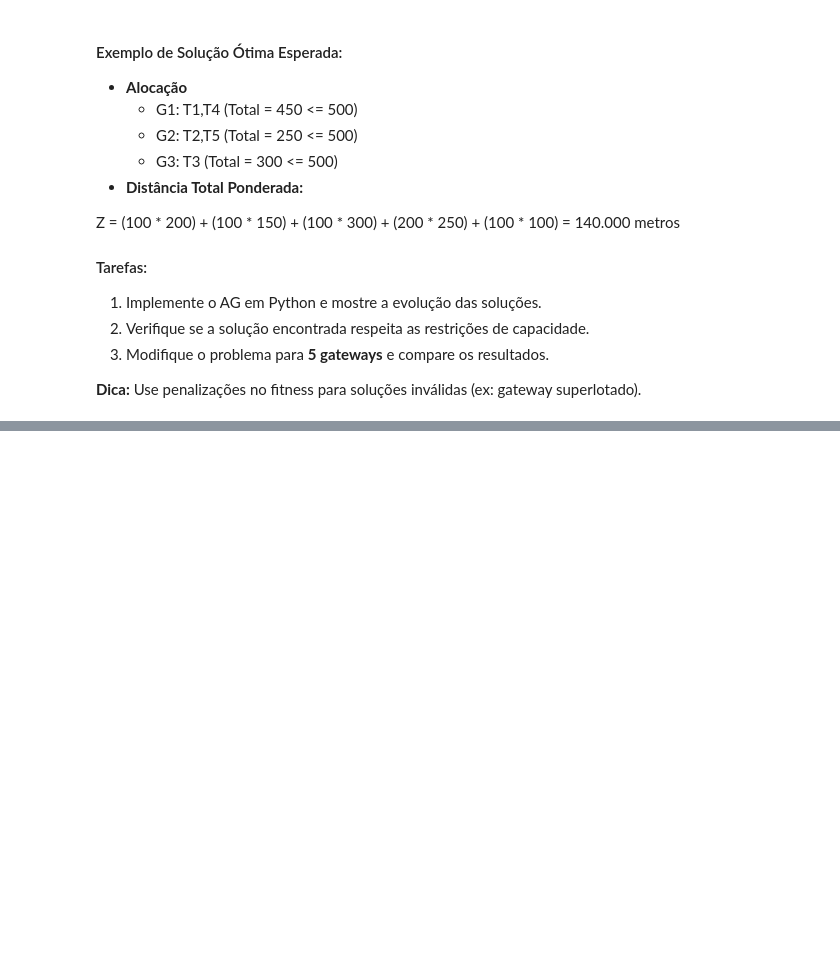
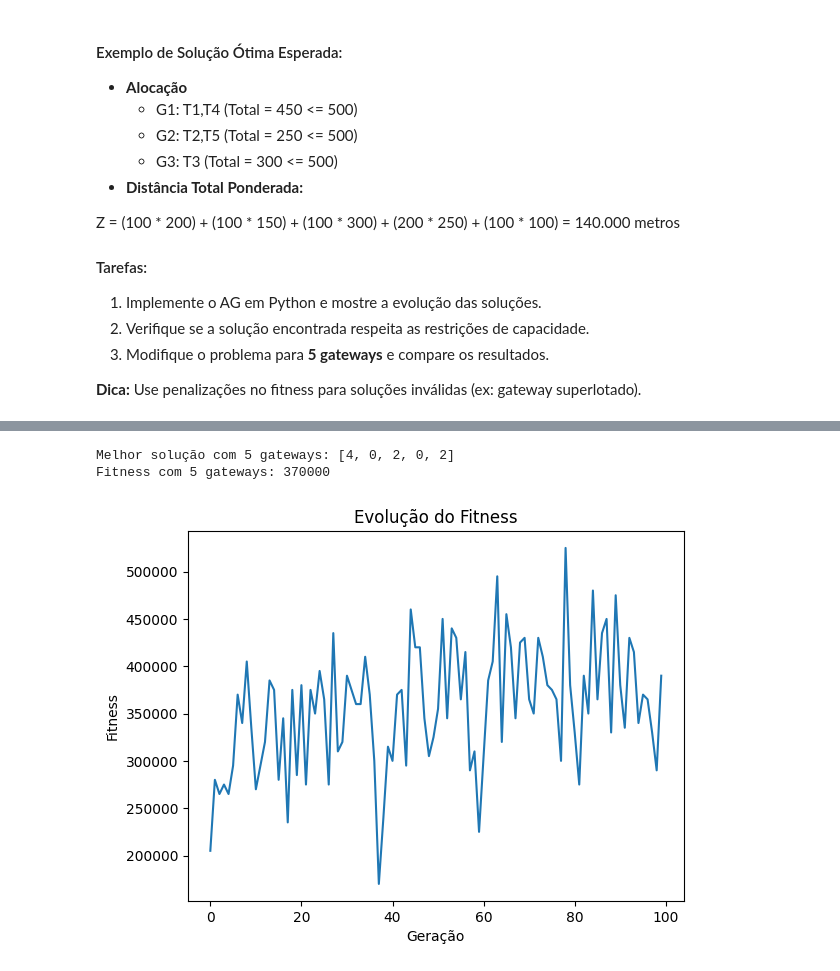
Before and after one commit to Killjoybr/genetics-algorithm-ai, a Jupyter notebook: 22051922-algoritmo-genetico.ipynb, the cells around one changed output, grey strips where cells are left out. Drawn from its saved outputs; the diff is of its cells as text; code cells hidden in the pictures; blank space fills up the shorter version.

```diff
--- a/22051922-algoritmo-genetico.ipynb
+++ b/22051922-algoritmo-genetico.ipynb
@@ -116,0 +195,27 @@ MIN_INDV = 0         # Valor minimo que o Individuo pode ter
+# %%
+# 5 gateways
+capacidades_5_gateways = [500, 500, 500, 500, 500]
+distancias_5_gateways = [
+    [100, 300, 500, 700, 900],
+    [200, 100, 400, 600, 800],
+    [300, 200, 100, 500, 700],
+    [400, 500, 200, 100, 600],
+    [500, 400, 300, 200, 100]
+]
+
+melhor_solucao_5, melhor_fitness_5, historico_fitness_5 = algoritmo_genetico(
+    num_geracoes=100,
+    tamanho_populacao=50,
+    taxa_mutacao=0.1,
+    demandas=demandas,
+    distancias=distancias_5_gateways,
+    capacidades=capacidades_5_gateways
+)
+
+print("Melhor solução com 5 gateways:", melhor_solucao_5)
+print("Fitness com 5 gateways:", melhor_fitness_5)
+visualizar_evolucao(historico_fitness_5)
+# %% [output]
+Melhor solução com 5 gateways: [4, 0, 2, 0, 2]
+Fitness com 5 gateways: 370000
+[figure, added]
```
Also changed, not shown: parts of 11 cells of this notebook.
